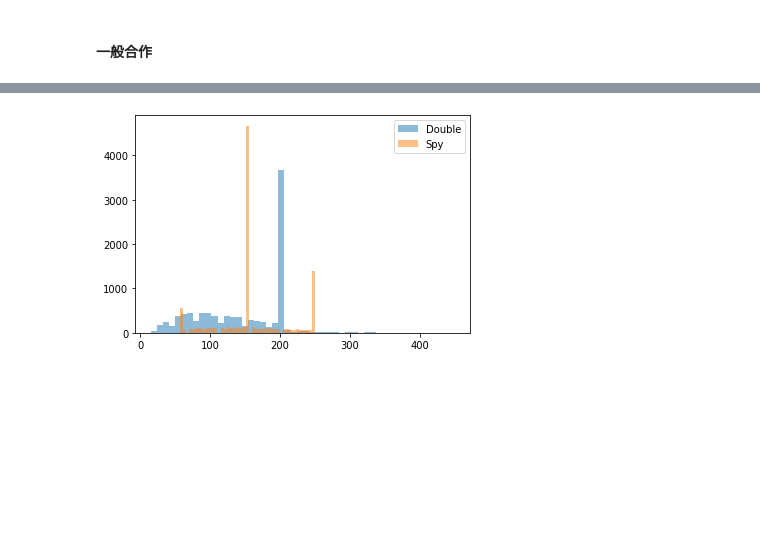
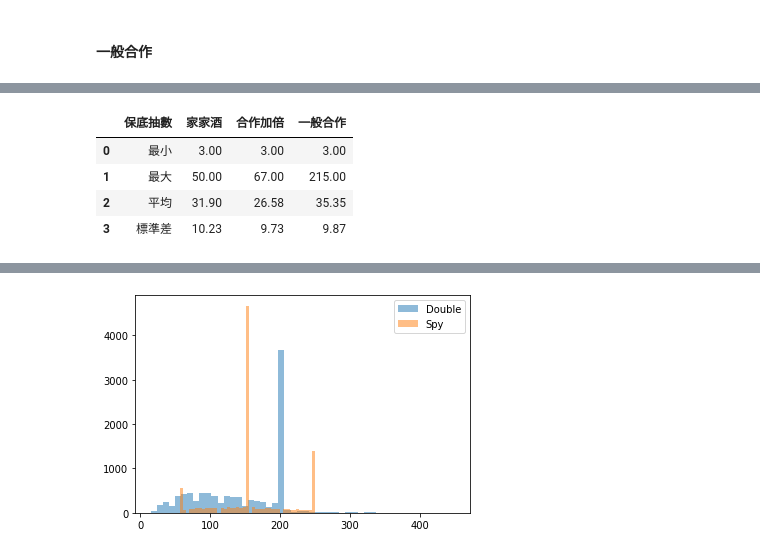
Before and after one commit to taipingeric/tos, a Jupyter notebook: Tos_SpyxFamily.ipynb, the cells around one changed output, grey strips where cells are left out. Cells and saved outputs as stored; diff of their text form; code cells hidden in the pictures; blank space fills up the shorter version.

```diff
--- a/Tos_SpyxFamily.ipynb
+++ b/Tos_SpyxFamily.ipynb
@@ -134,0 +189,24 @@ np.mean(r1), np.mean(r2)
+# %%
+def print_stats(draws):
+    print('min: ', min(draws))
+    print('max: ', max(draws))
+    print('mean: ', np.mean(draws))
+    print('std: ', np.std(draws))
+    return [int(min(draws)), int(max(draws)), np.mean(draws), np.std(draws)]
+
+round_stats = print_stats(round_draws)
+r1_stats = print_stats(r1_draw)
+r2_stats = print_stats(r2_draw)
+
+# min:  3.0
+# max:  50.0
+# mean:  31.90005
+# std:  10.227480628067696
+# min:  3.0
+# max:  215.0
+# mean:  35.35423
+# std:  9.871041034617372
+# min:  3.0
+# max:  67.0
+# mean:  26.57689
+# std:  9.730844152893418
@@ -135,3 +226,17 @@ np.mean(r1), np.mean(r2)
+# %%
+df = pd.DataFrame({
+    "保底抽數": ["最小", "最大", "平均", "標準差"],
+    "家家酒": round_stats,
+    "合作加倍": r2_stats,
+    "一般合作": r1_stats,
+})
+df.round(2)
+# %% [output]
+|  | 保底抽數 | 家家酒 | 合作加倍 | 一般合作 |
+| 0 | 最小 | 3.00 | 3.00 | 3.00 |
+| 1 | 最大 | 50.00 | 67.00 | 215.00 |
+| 2 | 平均 | 31.90 | 26.58 | 35.35 |
+| 3 | 標準差 | 10.23 | 9.73 | 9.87 |
 # %%
 log = False
 cum = True
```
Also changed, not shown: parts of 17 cells of this notebook.
